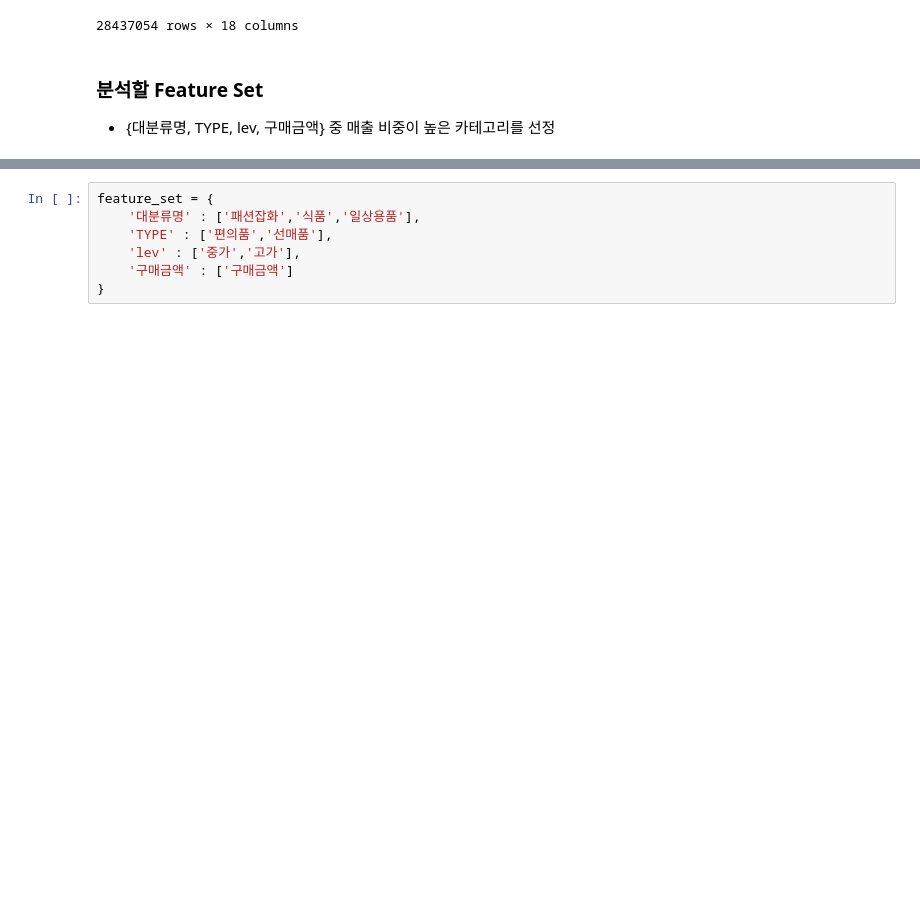
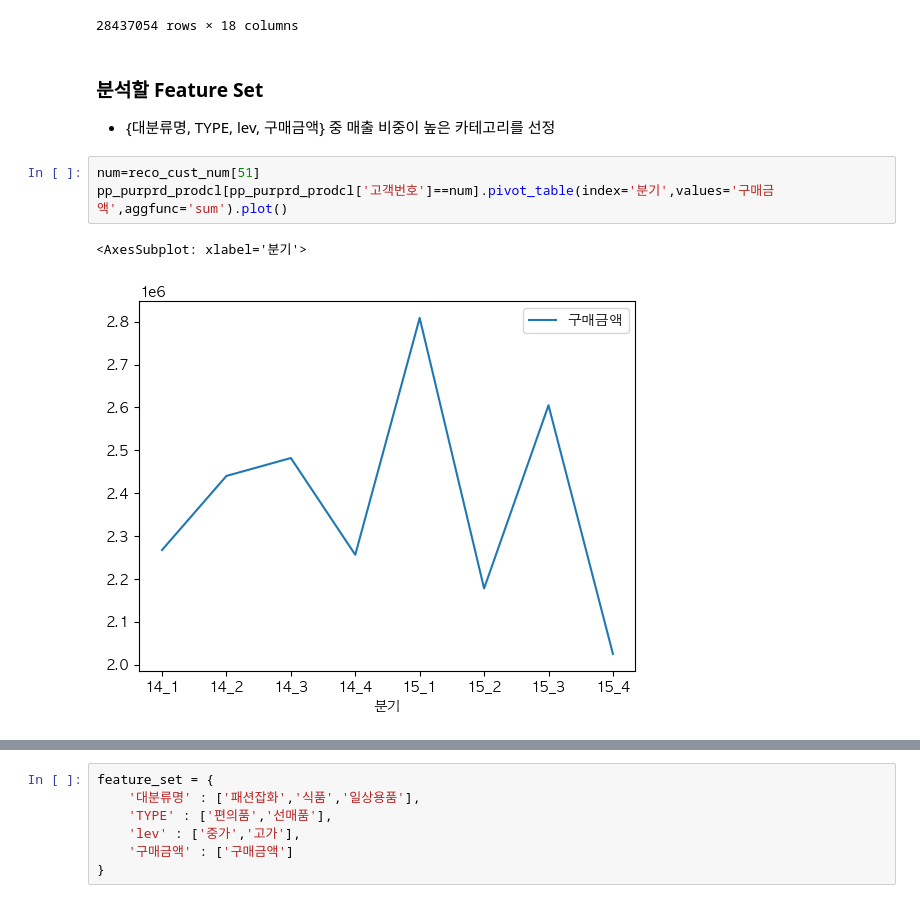
Before and after one commit to PKLH/cakd_LP, a Jupyter notebook: WorkSpace/통합/EDA_ML 완료.ipynb, the cells around one changed output, grey strips where cells are left out. Drawn from its saved outputs; the diff is of its cells as text; blank space fills up the shorter version.

```diff
--- a/WorkSpace/통합/EDA_ML 완료.ipynb
+++ b/WorkSpace/통합/EDA_ML 완료.ipynb
@@ -158,3 +158,9 @@ pp_purprd_prodcl
 # %% [markdown]
 ### 분석할 Feature Set
 - {대분류명, TYPE, lev, 구매금액} 중 매출 비중이 높은 카테고리를 선정
+# %%
+num=reco_cust_num[51]
+pp_purprd_prodcl[pp_purprd_prodcl['고객번호']==num].pivot_table(index='분기',values='구매금액',aggfunc='sum').plot()
+# %% [output]
+<AxesSubplot: xlabel='분기'>
+[figure, added]
```
Also changed, not shown: parts of 19 cells of this notebook, 1 other file.
